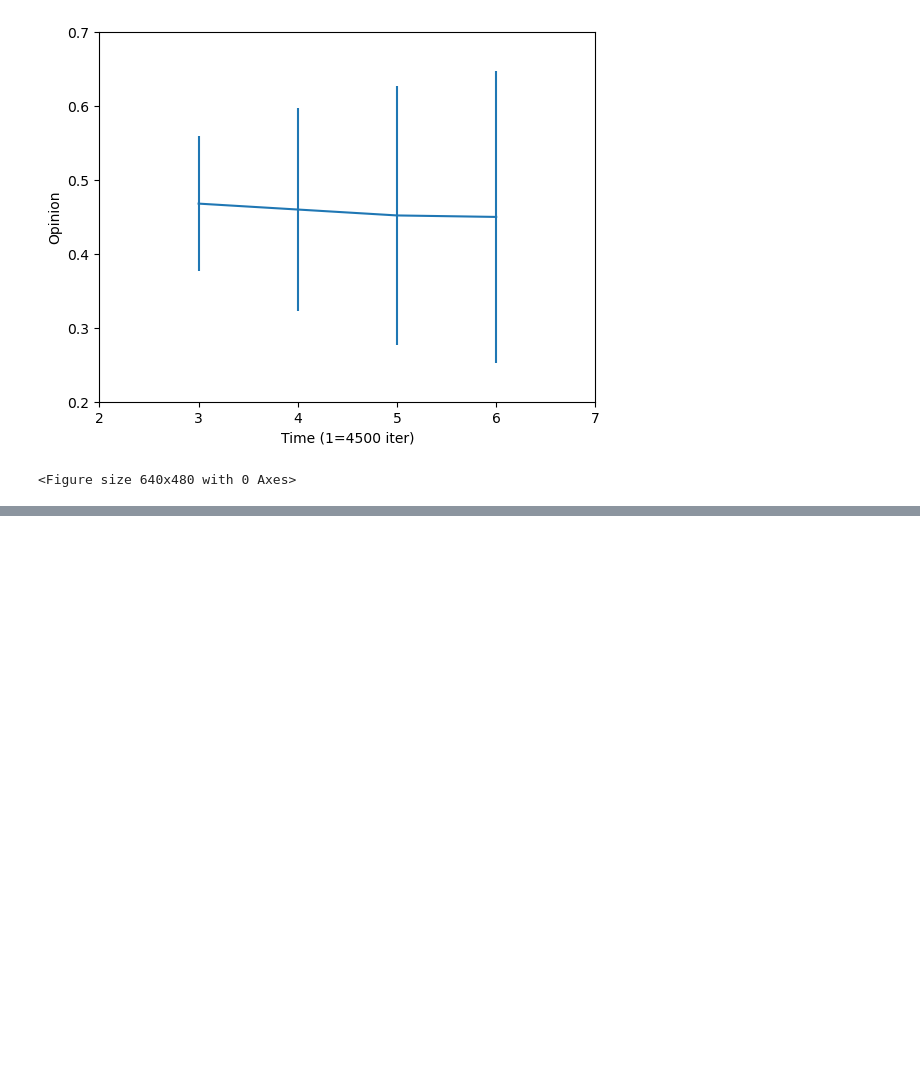
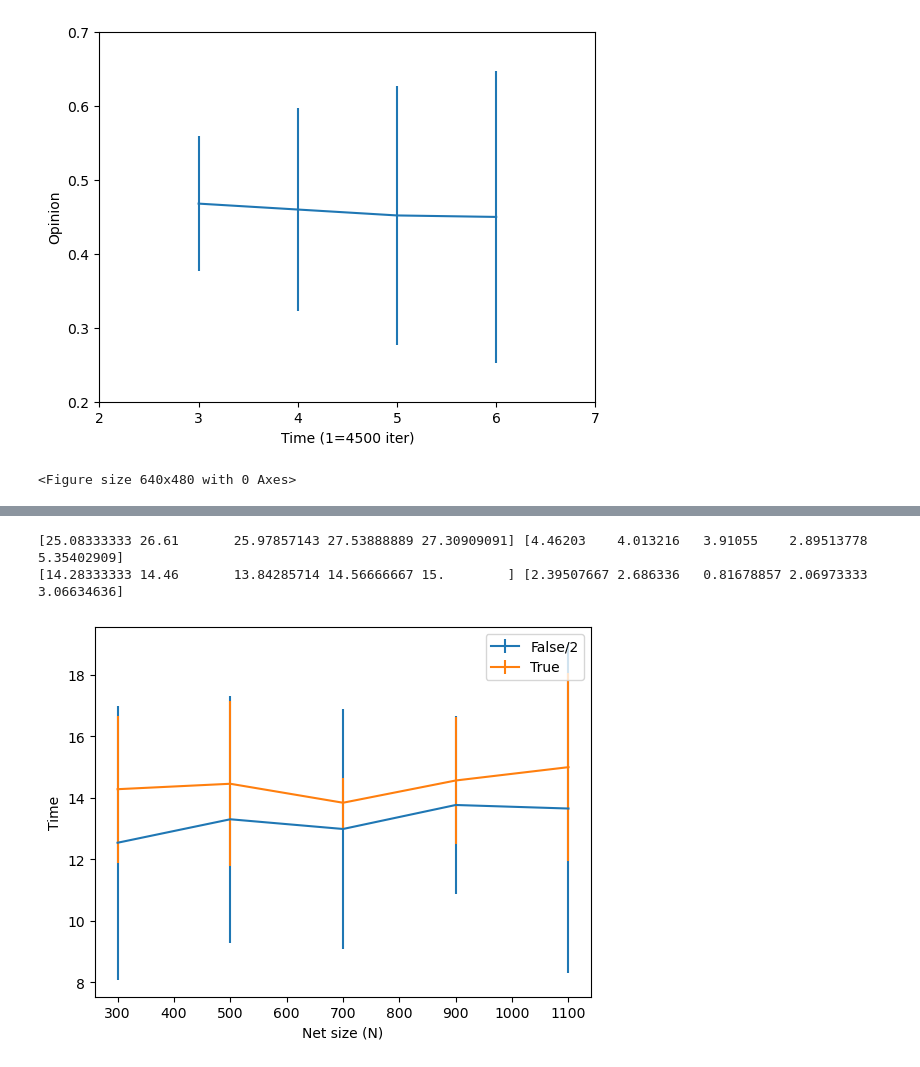
Before and after one commit to elenaoche/BoundedConfidenceTFM, a Jupyter notebook: Well-mixed study.ipynb, the cells around one changed output, grey strips where cells are left out. Drawn from its saved outputs; the diff is of its cells as text; code cells hidden in the pictures; blank space fills up the shorter version.

```diff
--- a/Well-mixed study.ipynb
+++ b/Well-mixed study.ipynb
@@ -527,0 +875,24 @@ print(np.shape(opinionshist1),np.shape(opinionshist2))
+# %%
+##Plot of the time to reach the stationary
+#Threshold 0.4 // Convergence 0.5
+meantimetrue = np.array([4285.0,7230.0,9690.0,13110.0,16500.0])
+stdtimetrue = np.array([718.523,1343.168,571.752,1862.76,3372.981])
+meantimefalse = np.array([7525.0,13305.0,18185.0,24785.0,30040.0])
+stdtimefalse = np.array([1338.609,2006.608,2737.385,2605.624,5889.432])
+for i in range(0,5):
+    meantimetrue[i] = compute_iterations(symmetric_updating,meantimetrue[i],net_order[i])
+    stdtimetrue[i] = compute_iterations(symmetric_updating,stdtimetrue[i],net_order[i])
+    meantimefalse[i] = compute_iterations(symmetric_updating,meantimefalse[i],net_order[i])
+    stdtimefalse[i] = compute_iterations(symmetric_updating,stdtimefalse[i],net_order[i])
+print(meantimefalse,stdtimefalse)
+print(meantimetrue,stdtimetrue)
+plt.errorbar(net_order[:5],meantimefalse/2,yerr=stdtimefalse,label='False/2')
+plt.errorbar(net_order[:5],meantimetrue,yerr=stdtimetrue,label='True')
+plt.legend()
+plt.xlabel('Net size (N)')
+plt.ylabel('Time')
+#plt.savefig("StationaryTimeOverlaped(N)")
+# %% [output]
+[25.08333333 26.61       25.97857143 27.53888889 27.30909091] [4.46203    4.013216   3.91055    2.89513778 5.35402909]
+[14.28333333 14.46       13.84285714 14.56666667 15.        ] [2.39507667 2.686336   0.81678857 2.06973333 3.06634636]
+[figure, added]
```
Also changed, not shown: parts of 23 cells of this notebook, 3 other files.
